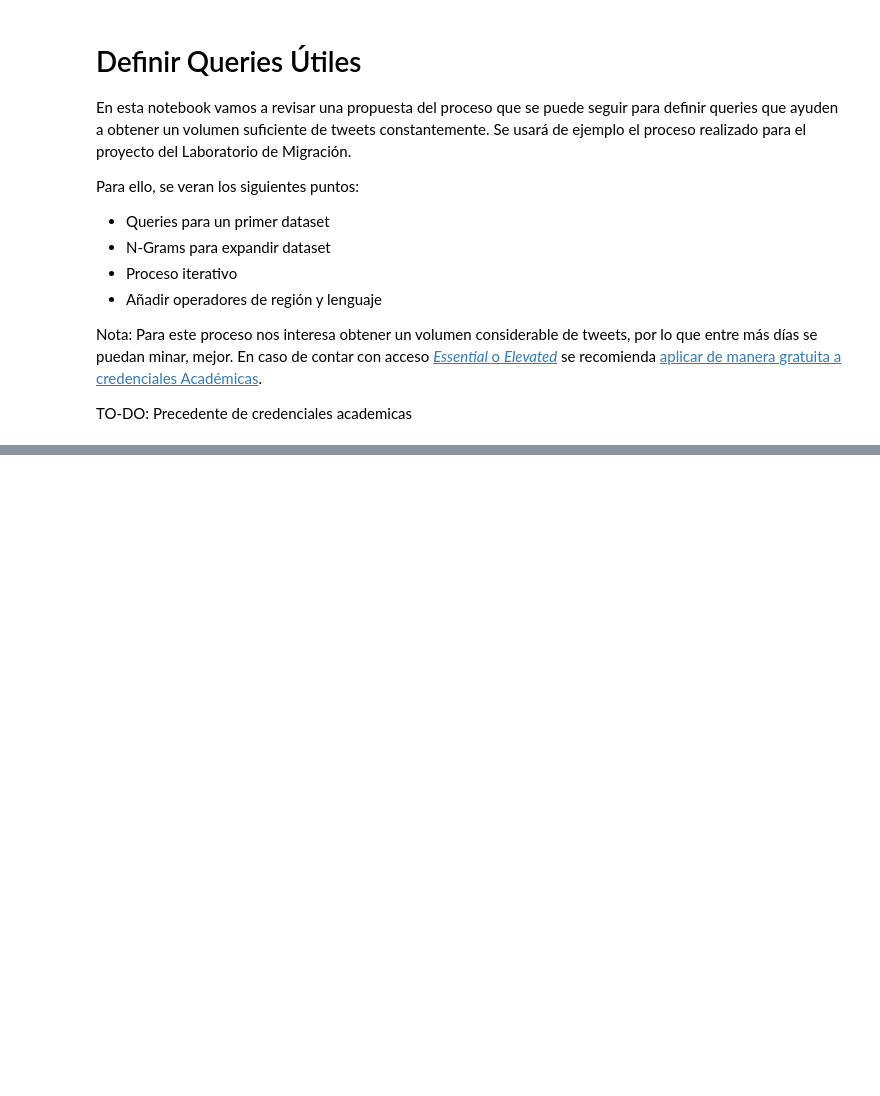
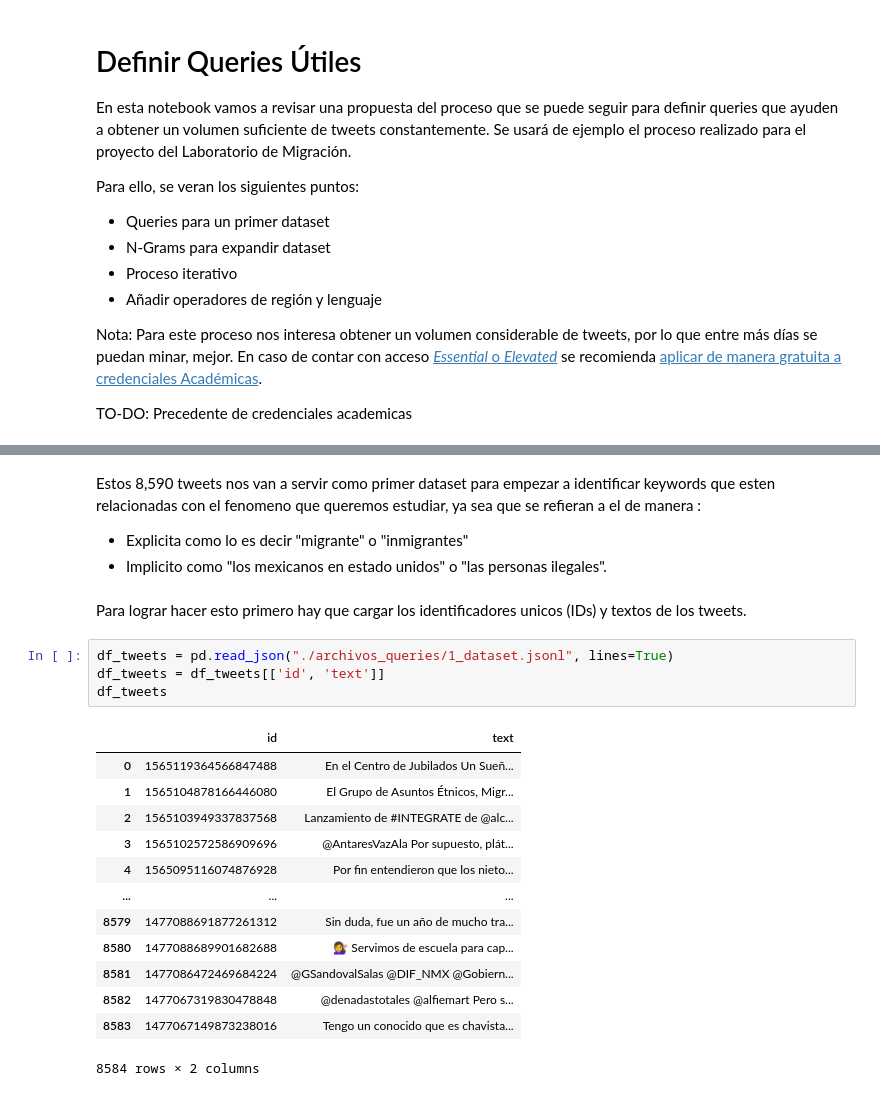
Before and after one commit to Entropia-AI/Workshop_2_Migracion, a Jupyter notebook: twitter/2_Definiendo_Queries.ipynb, the cells around one changed output, grey strips where cells are left out. Drawn from its saved outputs; the diff is of its cells as text; blank space fills up the shorter version.

```diff
--- a/twitter/2_Definiendo_Queries.ipynb
+++ b/twitter/2_Definiendo_Queries.ipynb
@@ -49,0 +164,24 @@ Un query ejemplo podría ser: `(migrar OR inmigrar OR emigrar OR migrante OR inm
+# %% [markdown]
+Estos 8,590 tweets nos van a servir como primer dataset para empezar a identificar keywords que esten relacionadas con el fenomeno que queremos estudiar, ya sea que se refieran a el de manera :
+- Explicita como lo es decir "migrante" o "inmigrantes"
+- Implicito como "los mexicanos en estado unidos" o "las personas ilegales".
+# %% [markdown]
+Para lograr hacer esto primero hay que cargar los identificadores unicos (IDs) y textos de los tweets.
+# %%
+df_tweets = pd.read_json("./archivos_queries/1_dataset.jsonl", lines=True)
+df_tweets = df_tweets[['id', 'text']]
+df_tweets
+# %% [output]
+|  | id | text |
+| 0 | 1565119364566847488 | En el Centro de Jubilados Un Sueñ... |
+| 1 | 1565104878166446080 | El Grupo de Asuntos Étnicos, Migr... |
+| 2 | 1565103949337837568 | Lanzamiento de #INTEGRATE de @alc... |
+| 3 | 1565102572586909696 | @AntaresVazAla Por supuesto, plát... |
+| 4 | 1565095116074876928 | Por fin entendieron que los nieto... |
+| ... | ... | ... |
+| 8579 | 1477088691877261312 | Sin duda, fue un año de mucho tra... |
+| 8580 | 1477088689901682688 | 💇‍♀️ Servimos de escuela para cap... |
+| 8581 | 1477086472469684224 | @GSandovalSalas @DIF_NMX @Gobiern... |
+| 8582 | 1477067319830478848 | @denadastotales @alfiemart Pero s... |
+| 8583 | 1477067149873238016 | Tengo un conocido que es chavista... |
+8584 rows × 2 columns
```
Also changed, not shown: parts of 23 cells of this notebook, 12 other files.
